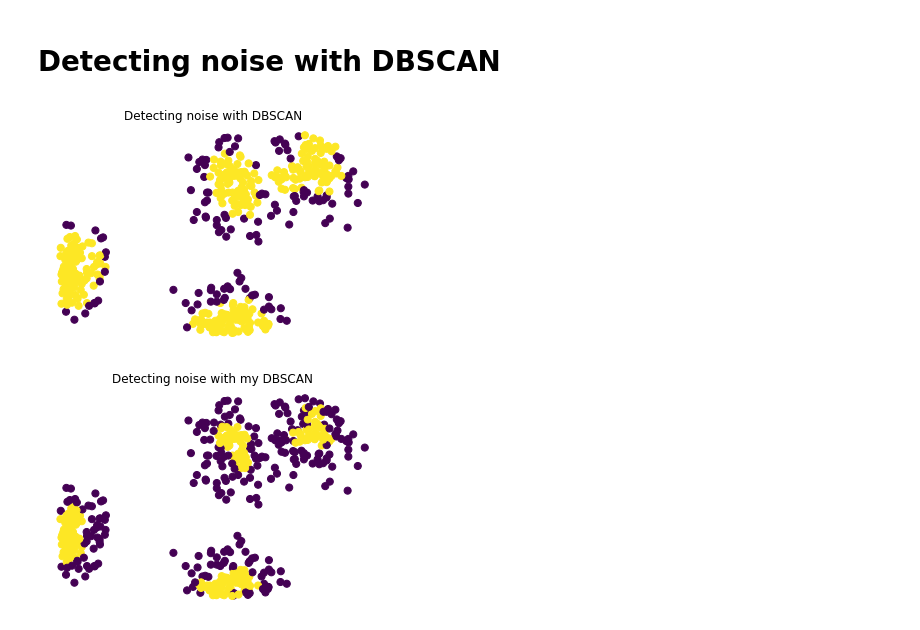
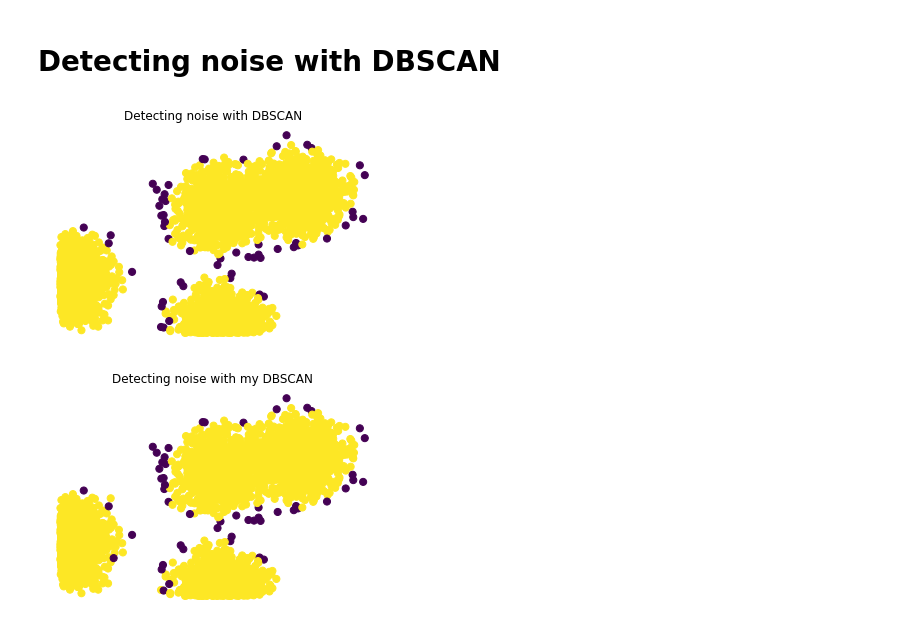
Before and after one commit to guillermoNaranjo/DBSCAN, a Jupyter notebook: synthetic_cluster_points.ipynb, the cells around one changed output. Drawn from its saved outputs; the diff is of its cells as text; code cells hidden in the pictures.

```diff
--- a/synthetic_cluster_points.ipynb
+++ b/synthetic_cluster_points.ipynb
@@ -7,35 +7,35 @@ import matplotlib.pyplot as plt
 import numpy as np
 
 # Indicate the number of points
-n_points = 500
+n_points = 5000
 
 # randomly generating data points and noise
 points, y_true = make_blobs(n_samples=n_points,
                             centers=4,
                             cluster_std=0.06,
                             random_state=11,
                             center_box=(0, 1.0))
 
 # only positive points and with three decimals
 points = np.round(np.abs(points[:, ::-1]), 3)
 
 # storing points into a csv file
 np.savetxt(str(n_points)+"_data.csv", points, delimiter=",",  fmt="%.3f")
 
 
 # clustering and detecting noise with dbscan
 clusters = DBSCAN(eps=0.03, min_samples=10).fit_predict(points)
 
 # plotting noise
 plt.figure()
 plt.title("Detecting noise with DBSCAN")
 plt.scatter(points[:, 0], points[:, 1], c=np.where(clusters==-1, 0, 1), s=50)
 plt.xticks([])
 plt.yticks([])
 plt.box(False)
 plt.show()
 # %% [output]
-[figure, old version]
+[figure, new version]
 # %%
 # loading results from c++ program into a numpy array
 result = np.loadtxt(str(n_points)+"_results.csv", delimiter=",")
@@ -49,4 +49,4 @@ plt.yticks([])
 plt.box(False)
 plt.show()
 # %% [output]
-[figure, old version]
+[figure, new version]
```
Also changed, not shown: 18 other files.
